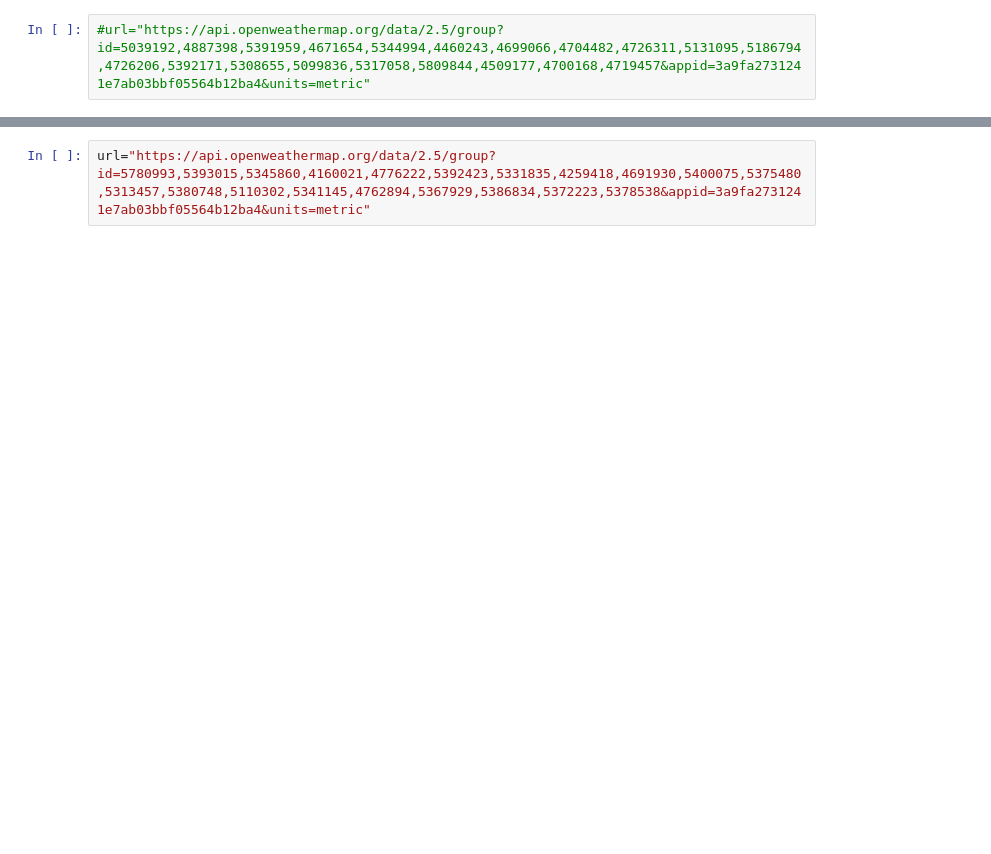
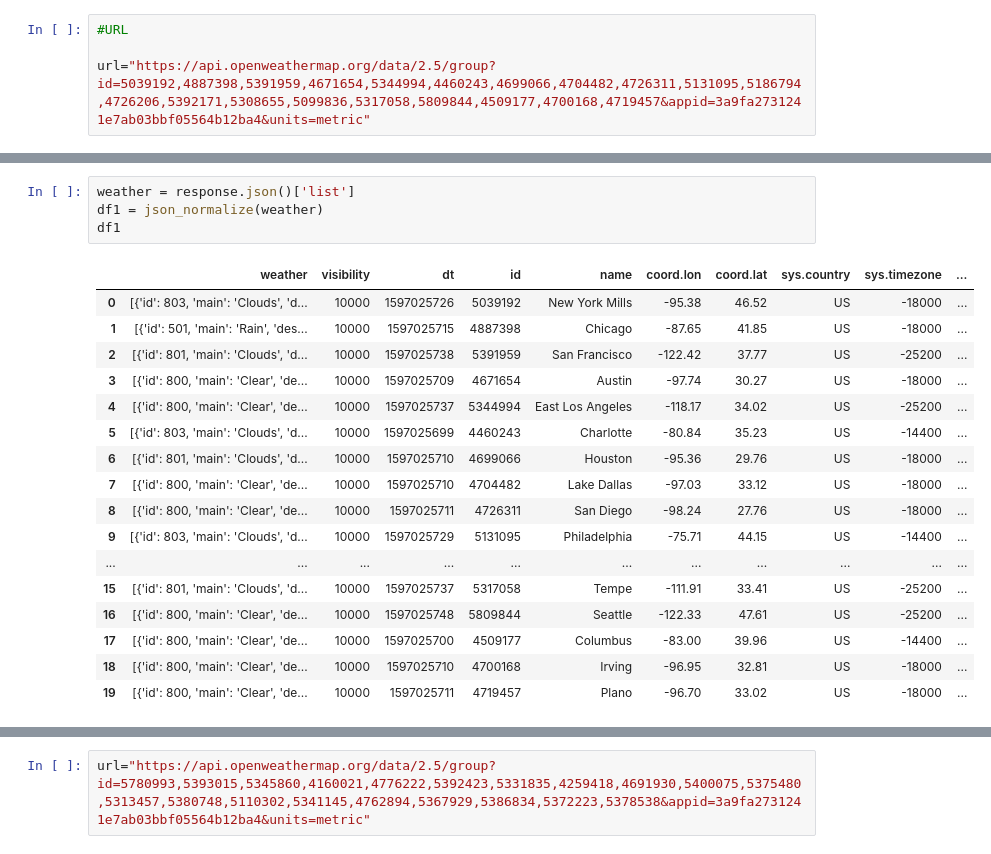
Before and after one commit to sakonakouma/Data-Analyst-Employment-Analysis-ETL, a Jupyter notebook: OpenweatherAPI_by_ID.ipynb, the cells around one changed output, grey strips where cells are left out. Drawn from its saved outputs; the diff is of its cells as text; blank space fills up the shorter version.

```diff
--- a/OpenweatherAPI_by_ID.ipynb
+++ b/OpenweatherAPI_by_ID.ipynb
@@ -27,2 +37,4 @@ api_key = "3a9fa2731241e7ab03bbf05564b12ba4"
 # %%
-#url="https://api.openweathermap.org/data/2.5/group?id=5039192,4887398,5391959,4671654,5344994,4460243,4699066,4704482,4726311,5131095,5186794,4726206,5392171,5308655,5099836,5317058,5809844,4509177,4700168,4719457&appid=3a9fa2731241e7ab03bbf05564b12ba4&units=metric"
+#URL
+
+url="https://api.openweathermap.org/data/2.5/group?id=5039192,4887398,5391959,4671654,5344994,4460243,4699066,4704482,4726311,5131095,5186794,4726206,5392171,5308655,5099836,5317058,5809844,4509177,4700168,4719457&appid=3a9fa2731241e7ab03bbf05564b12ba4&units=metric"
@@ -32,0 +97,22 @@ print(data)
+# %%
+weather = response.json()['list']
+df1 = json_normalize(weather)
+df1
+# %% [output]
+|  | weather | visibility | dt | id | name | coord.lon | coord.lat | sys.country | sys.timezone | ... |
+| 0 | [{'id': 803, 'main': 'Clouds', 'd... | 10000 | 1597025726 | 5039192 | New York Mills | -95.38 | 46.52 | US | -18000 | ... |
+| 1 | [{'id': 501, 'main': 'Rain', 'des... | 10000 | 1597025715 | 4887398 | Chicago | -87.65 | 41.85 | US | -18000 | ... |
+| 2 | [{'id': 801, 'main': 'Clouds', 'd... | 10000 | 1597025738 | 5391959 | San Francisco | -122.42 | 37.77 | US | -25200 | ... |
+| 3 | [{'id': 800, 'main': 'Clear', 'de... | 10000 | 1597025709 | 4671654 | Austin | -97.74 | 30.27 | US | -18000 | ... |
+| 4 | [{'id': 800, 'main': 'Clear', 'de... | 10000 | 1597025737 | 5344994 | East Los Angeles | -118.17 | 34.02 | US | -25200 | ... |
+| 5 | [{'id': 803, 'main': 'Clouds', 'd... | 10000 | 1597025699 | 4460243 | Charlotte | -80.84 | 35.23 | US | -14400 | ... |
+| 6 | [{'id': 801, 'main': 'Clouds', 'd... | 10000 | 1597025710 | 4699066 | Houston | -95.36 | 29.76 | US | -18000 | ... |
+| 7 | [{'id': 800, 'main': 'Clear', 'de... | 10000 | 1597025710 | 4704482 | Lake Dallas | -97.03 | 33.12 | US | -18000 | ... |
+| 8 | [{'id': 800, 'main': 'Clear', 'de... | 10000 | 1597025711 | 4726311 | San Diego | -98.24 | 27.76 | US | -18000 | ... |
+| 9 | [{'id': 803, 'main': 'Clouds', 'd... | 10000 | 1597025729 | 5131095 | Philadelphia | -75.71 | 44.15 | US | -14400 | ... |
+| ... | ... | ... | ... | ... | ... | ... | ... | ... | ... | ... |
+| 15 | [{'id': 801, 'main': 'Clouds', 'd... | 10000 | 1597025737 | 5317058 | Tempe | -111.91 | 33.41 | US | -25200 | ... |
+| 16 | [{'id': 800, 'main': 'Clear', 'de... | 10000 | 1597025748 | 5809844 | Seattle | -122.33 | 47.61 | US | -25200 | ... |
+| 17 | [{'id': 800, 'main': 'Clear', 'de... | 10000 | 1597025700 | 4509177 | Columbus | -83.00 | 39.96 | US | -14400 | ... |
+| 18 | [{'id': 800, 'main': 'Clear', 'de... | 10000 | 1597025710 | 4700168 | Irving | -96.95 | 32.81 | US | -18000 | ... |
+| 19 | [{'id': 800, 'main': 'Clear', 'de... | 10000 | 1597025711 | 4719457 | Plano | -96.70 | 33.02 | US | -18000 | ... |
```
Also changed, not shown: parts of 21 cells of this notebook, 4 other files.
